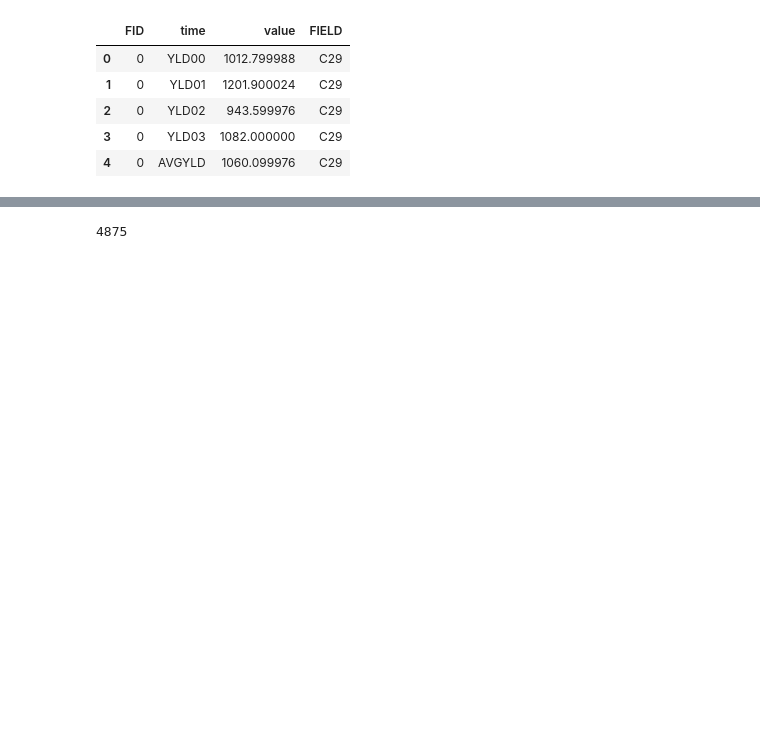
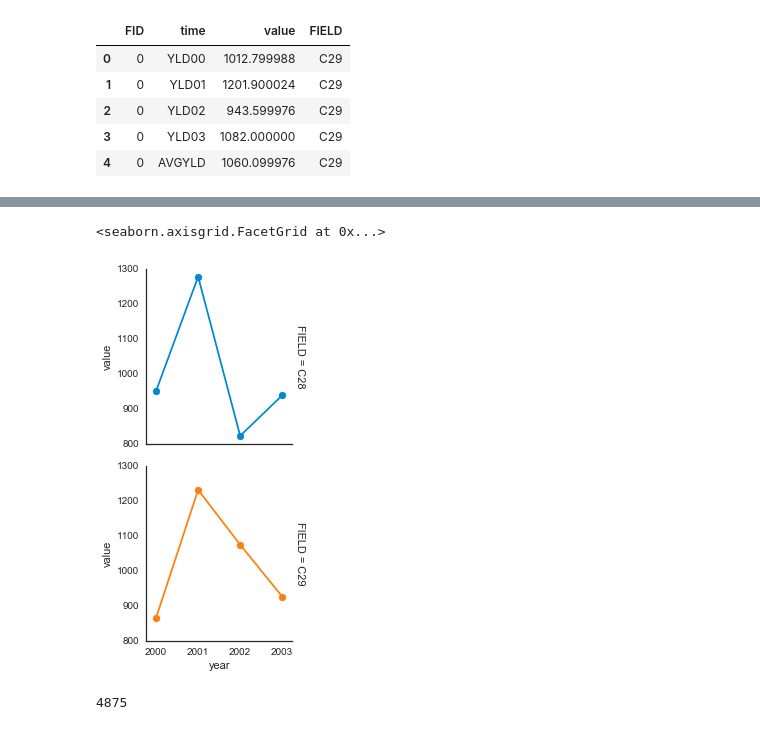
Before and after one commit to data-discovery-lab/cotton-prediction, a Jupyter notebook: cotton-prediction.ipynb, the cells around one changed output, grey strips where cells are left out. Cells and saved outputs as stored; diff of their text form; code cells hidden in the pictures; blank space fills up the shorter version.

Commit message:
add yield-time

```diff
--- a/cotton-prediction.ipynb
+++ b/cotton-prediction.ipynb
@@ -235,3 +234,5 @@ yld_final.head()
 | 2 | 0 | YLD02 | 943.599976 | C29 |
 | 3 | 0 | YLD03 | 1082.000000 | C29 |
 | 4 | 0 | AVGYLD | 1060.099976 | C29 |
+# %%
+yld_final_no_avg = yld_final[yld_final['time'] != 'AVGYLD']
@@ -237,0 +248,2 @@ yld_final.head()
+# %%
+yld_final_no_avg['year'] = yld_final_no_avg['time'].apply(lambda r: pd.to_datetime('20' + r[3:]).year)
@@ -237,0 +259,4 @@ yld_final.head()
+# %%
+yld_final_no_avg_by_month = yld_final_no_avg.groupby(['FIELD', 'year']).value.mean()
+yld_final_no_avg_by_month = pd.DataFrame(yld_final_no_avg_by_month).reset_index()
+yld_final_no_avg_by_month.head()
@@ -238,3 +270,12 @@ yld_final.head()
+# %%
+g = sns.FacetGrid(yld_final_no_avg_by_month, row="FIELD", hue='FIELD', palette=sns.color_palette(colors), margin_titles=True)
+# bins = np.linspace(0, 60, 13)
+g.map(plt.scatter, "year", 'value')
+g.map(plt.plot, "year", 'value')
+# g.set_xticklabels(rotation=45)
+# %% [output]
+<seaborn.axisgrid.FacetGrid at 0x...>
+[figure, added]
 # %%
 len(yld_final)
 # %% [output]
```
Also changed, not shown: parts of 4 cells of this notebook, 3 other files.
